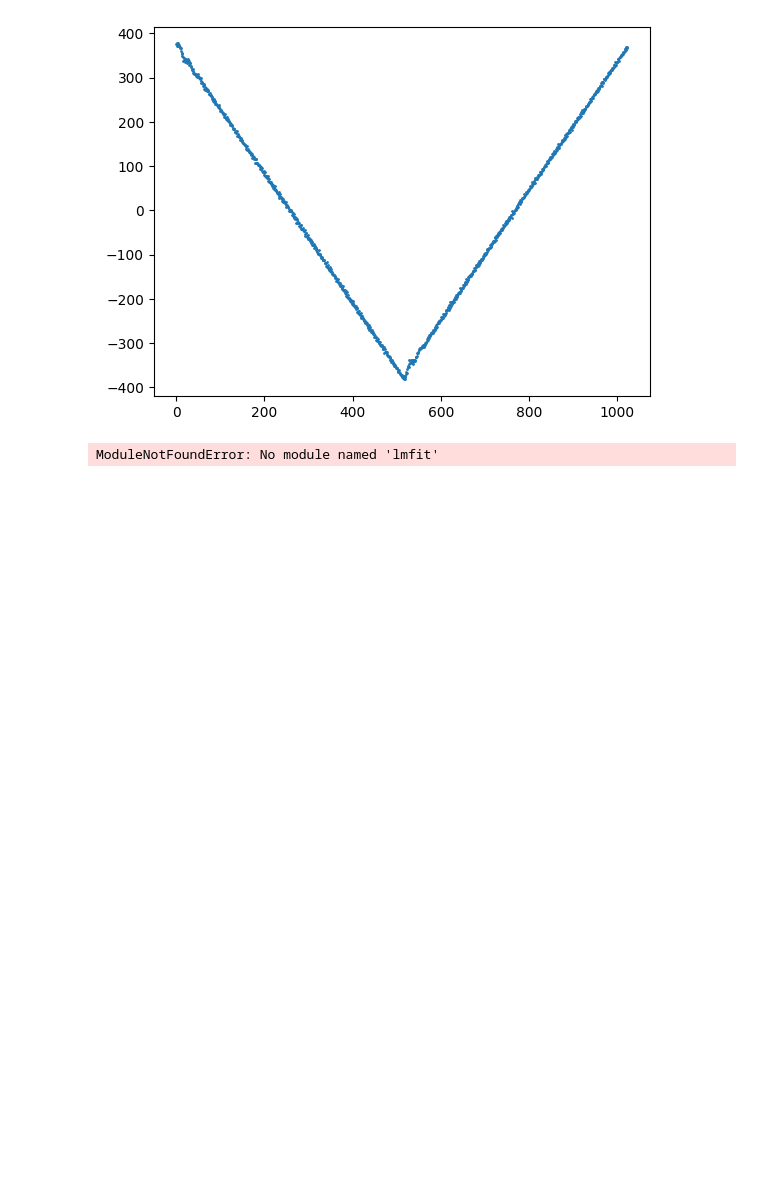
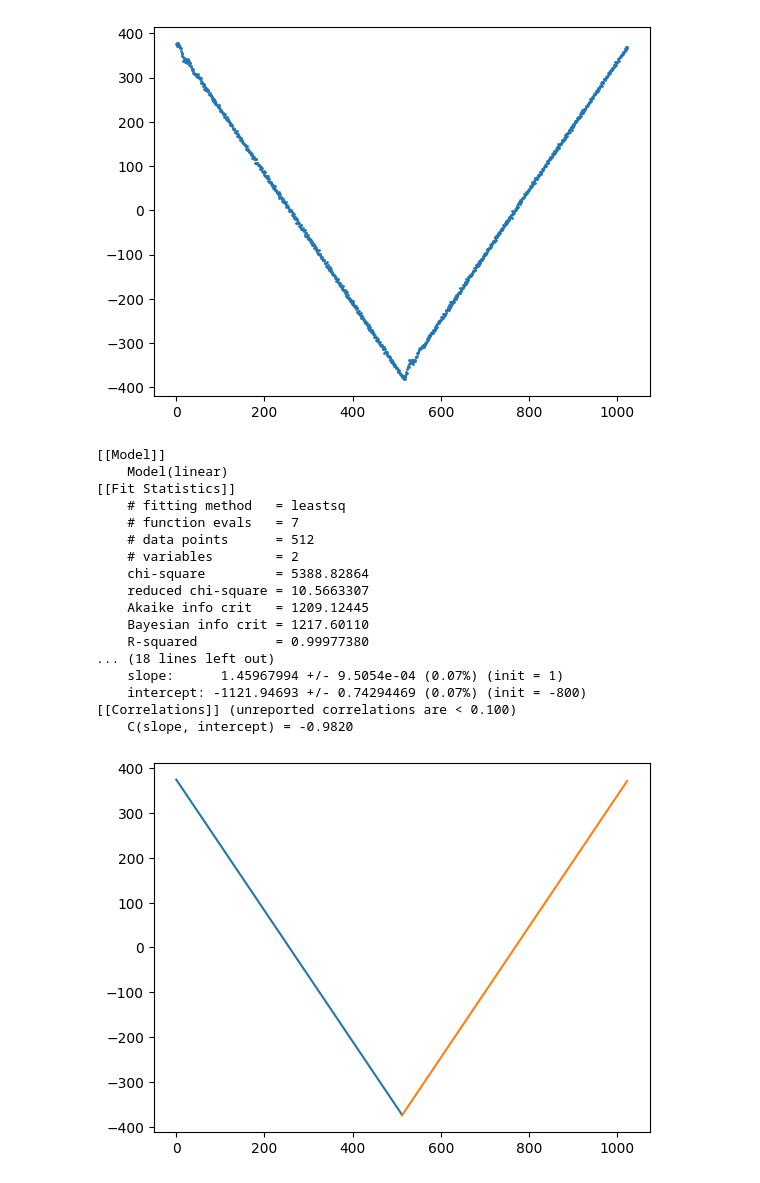
Before and after one commit to thexwon/P4, a Jupyter notebook: Mößbauer Effect/velocity calib.ipynb, the cells around one changed output. Drawn from its saved outputs; the diff is of its cells as text; code cells hidden in the pictures; blank space fills up the shorter version.

Commit message:
working with lmfit anyway

```diff
--- a/Mößbauer Effect/velocity calib.ipynb
+++ b/Mößbauer Effect/velocity calib.ipynb
@@ -38,15 +50,60 @@ plt.scatter(np.arange(new2_spectrum.shape[0]),new2_spectrum,s=1)
 <matplotlib.collections.PathCollection at 0x...>
 [figure]
 # %%
-from lmfit.models import LinearModel, create_params
-from lmfit import Minimizer, report_fit
+from lmfit.models import LinearModel
+from lmfit import Minimizer, report_fit,create_params
+
+
+model = LinearModel()
 
 spectrum_left = new2_spectrum[:512]
+spectrum_right = new2_spectrum[512:]
+params_left = create_params(slope = -1, intercept = 400)
+params_right = create_params(slope=1,intercept=-800)
+#whats the uncertainty on this? idk I think he said about one
+y_uncertainty = np.ones(len(spectrum_left))
 
-params_left = create_params(slope = -1, offset = 400)
-#whats the uncertainty on this? idk I think he said about one
-y_uncertainty = np.ones(len(spektrum_left))
+def func(params, x, y, yerr):
+    model = LinearModel(params, x)
+    return (model - y) / abs(yerr)
 
-mini1 = Minimizer(LinearModel, params, fcn_args=(np.arange(spektrum_left.shape[0]), spektrum_left, y_uncertainty))
+x_data_left = np.arange(spectrum_left.shape[0])
+result1 = model.fit(spectrum_left, params_left, x=x_data_left, weights=1/y_uncertainty)
+bestfit1 = result1.best_fit
+dely1 = result1.eval_uncertainty(sigma=1)
+
+
+
+x_data_right = np.arange(spectrum_right.shape[0]) + spectrum_left.shape[0]
+result2 = model.fit(spectrum_right,params_right, x= x_data_right, weights = 1/y_uncertainty)
+bestfit2 = result2.best_fit
+dely2 = result2.eval_uncertainty(sigma=1)
+
+
+plt.plot(x_data_left, bestfit1)
+plt.fill_between(x_data_left, bestfit1 - dely1, bestfit1 + dely1,
+                 alpha=0.3, label='1σ uncertainty')
+plt.plot(x_data_right, bestfit2)
+plt.fill_between(x_data_left, bestfit1 - dely2, bestfit1 + dely2,
+                 alpha=0.3, label='1σ uncertainty')
+print(result1.fit_report())
+print(result2.fit_report())
 # %% [output]
-ModuleNotFoundError: No module named 'lmfit'
+[[Model]]
+    Model(linear)
+[[Fit Statistics]]
+    # fitting method   = leastsq
+    # function evals   = 7
+    # data points      = 512
+    # variables        = 2
+    chi-square         = 5388.82864
+    reduced chi-square = 10.5663307
+    Akaike info crit   = 1209.12445
+    Bayesian info crit = 1217.60110
+    R-squared          = 0.99977380
+... (18 lines left out)
+    slope:      1.45967994 +/- 9.5054e-04 (0.07%) (init = 1)
+    intercept: -1121.94693 +/- 0.74294469 (0.07%) (init = -800)
+[[Correlations]] (unreported correlations are < 0.100)
+    C(slope, intercept) = -0.9820
+[figure, added]
```
Also changed, not shown: parts of 2 cells of this notebook.
